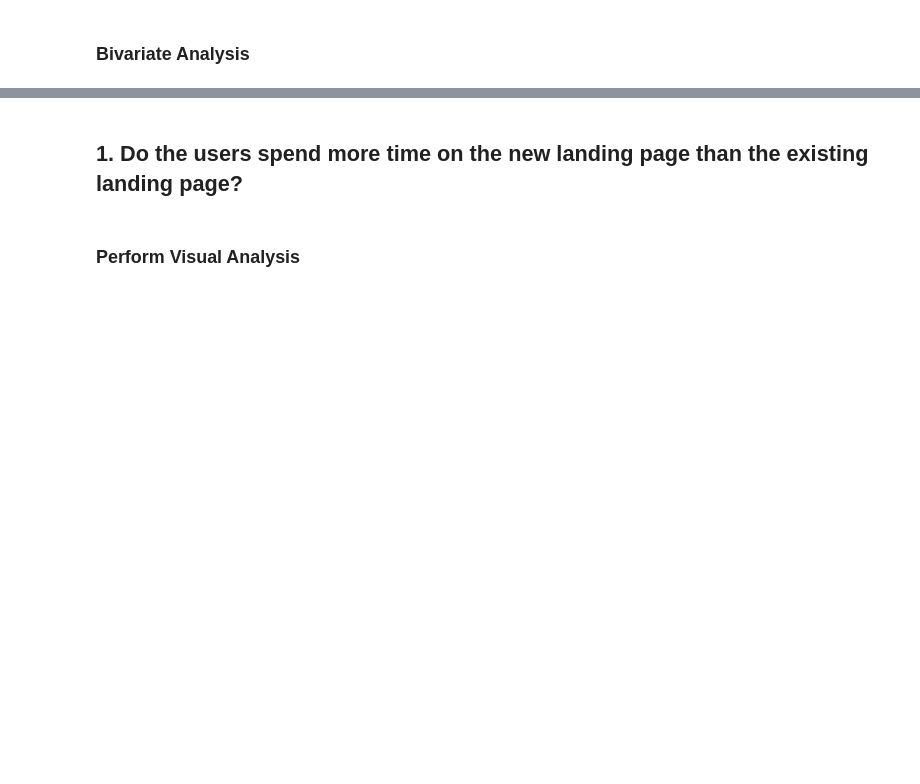
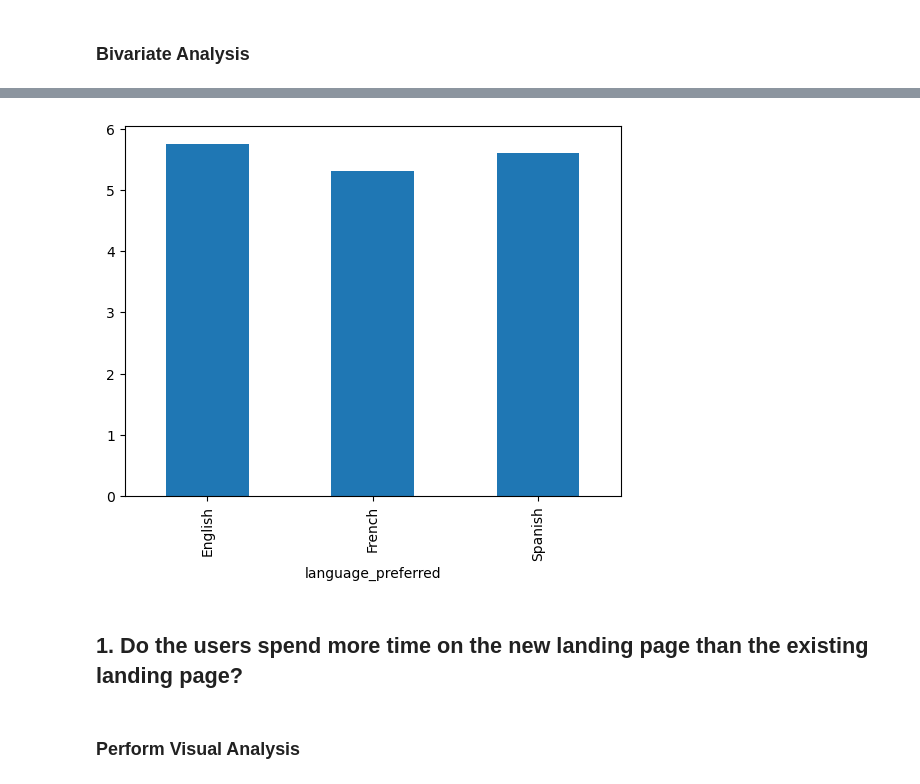
Before and after one commit to YatikT/Coursework, a Jupyter notebook: Project File Stats.ipynb, the cells around one changed output, grey strips where cells are left out. Drawn from its saved outputs; the diff is of its cells as text; code cells hidden in the pictures; blank space fills up the shorter version.

```diff
--- a/Project File Stats.ipynb
+++ b/Project File Stats.ipynb
@@ -165,3 +175,7 @@ plt.xlabel('User is converted to Subscriber');
+# %%
+df.groupby('language_preferred')['time_spent_on_the_page'].median(numeric_only = True).plot.bar();
+# %% [output]
+[figure, added]
 # %% [markdown]
 ## 1. Do the users spend more time on the new landing page than the existing landing page?
 # %% [markdown]
```
Also changed, not shown: parts of 28 cells of this notebook.
